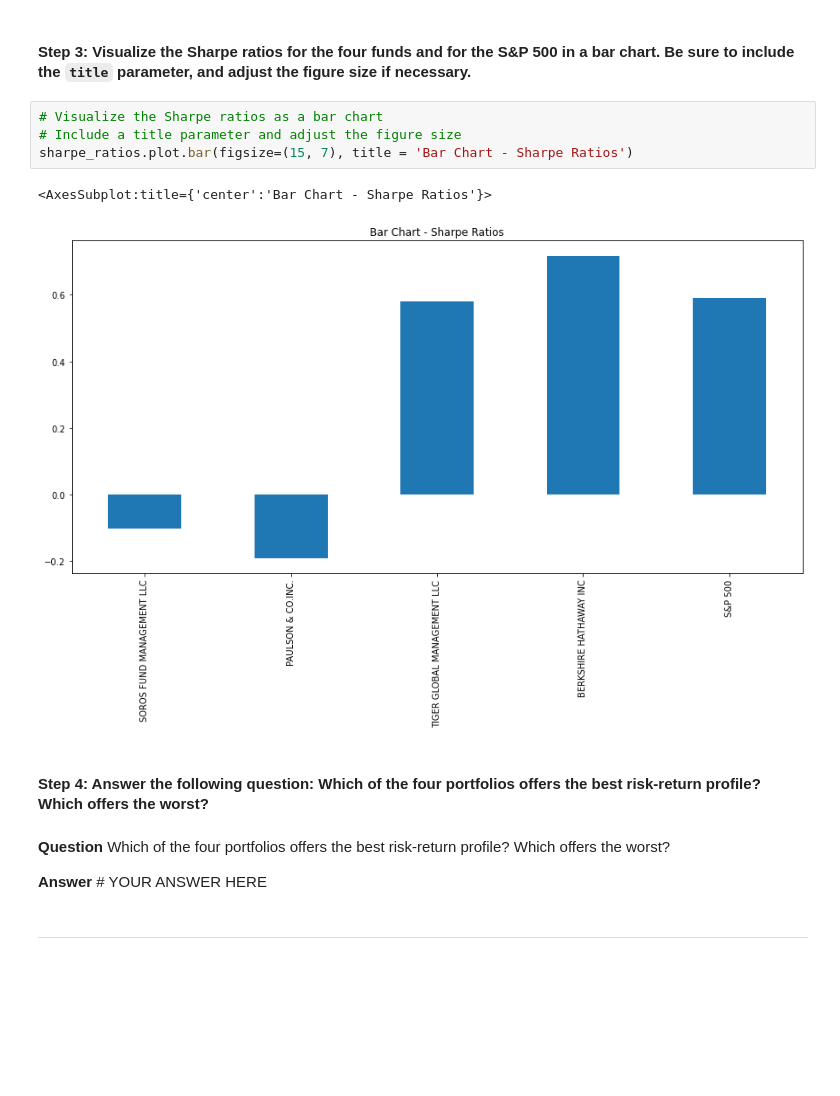
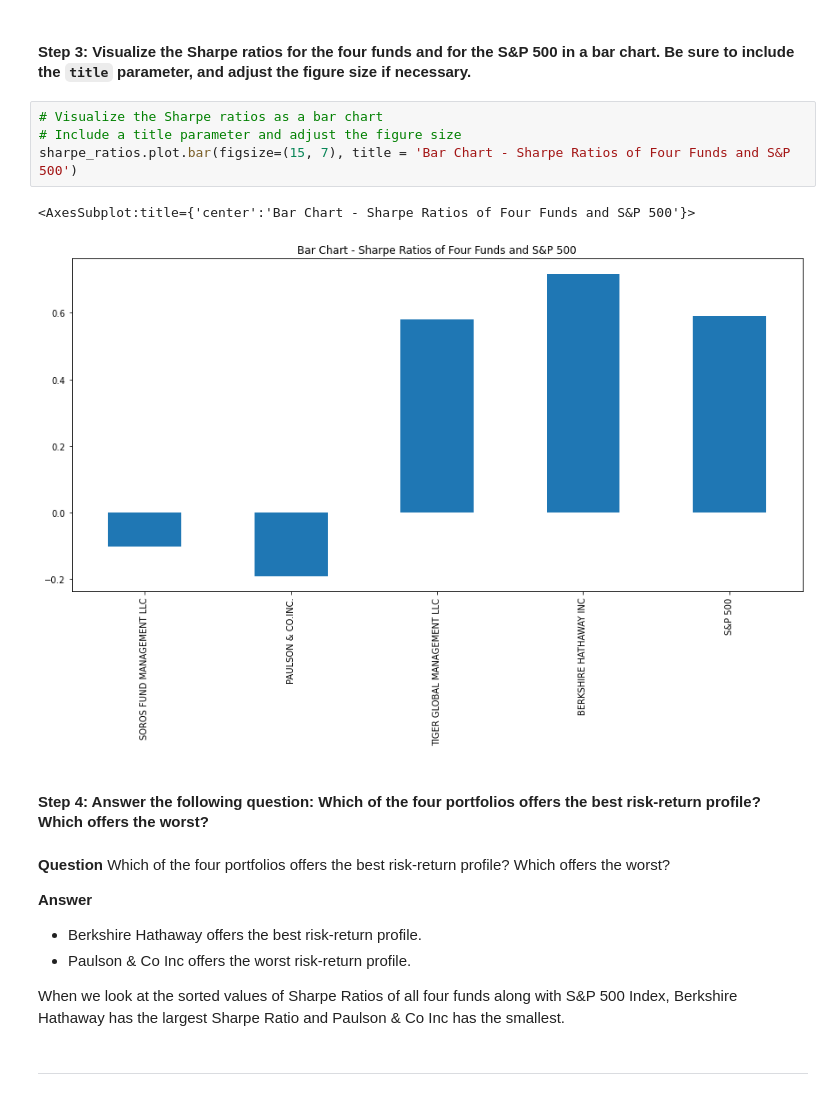
Before and after one commit to dinesh-m/retire_rich, a Jupyter notebook: risk_return_analysis.ipynb, the cells around one changed output. Cells and saved outputs as stored; diff of their text form; blank space fills up the shorter version.

```diff
--- a/risk_return_analysis.ipynb
+++ b/risk_return_analysis.ipynb
@@ -385,16 +398,20 @@ dtype: float64
 # %%
 # Visualize the Sharpe ratios as a bar chart
 # Include a title parameter and adjust the figure size
-sharpe_ratios.plot.bar(figsize=(15, 7), title = 'Bar Chart - Sharpe Ratios')
+sharpe_ratios.plot.bar(figsize=(15, 7), title = 'Bar Chart - Sharpe Ratios of Four Funds and S&P 500')
 # %% [output]
-<AxesSubplot:title={'center':'Bar Chart - Sharpe Ratios'}>
+<AxesSubplot:title={'center':'Bar Chart - Sharpe Ratios of Four Funds and S&P 500'}>
-[figure, old version]
+[figure, new version]
 # %% [markdown]
 #### Step 4: Answer the following question: Which of the four portfolios offers the best risk-return profile? Which offers the worst?
-# %% [markdown]
-**Question** Which of the four portfolios offers the best risk-return profile? Which offers the worst?
-
-**Answer** # YOUR ANSWER HERE
+# %% [markdown]
+**Question** Which of the four portfolios offers the best risk-return profile? Which offers the worst?
+
+**Answer**
+- Berkshire Hathaway  offers the best risk-return profile.
+- Paulson & Co Inc offers the worst risk-return profile.
+
+When we look at the sorted values of Sharpe Ratios of all four funds along with S&P 500 Index, Berkshire Hathaway has the largest Sharpe Ratio and Paulson & Co Inc has the smallest.
 # %% [markdown]
 ---
 # %% [markdown]
```
Also changed, not shown: parts of 18 cells of this notebook, 2 other files.
